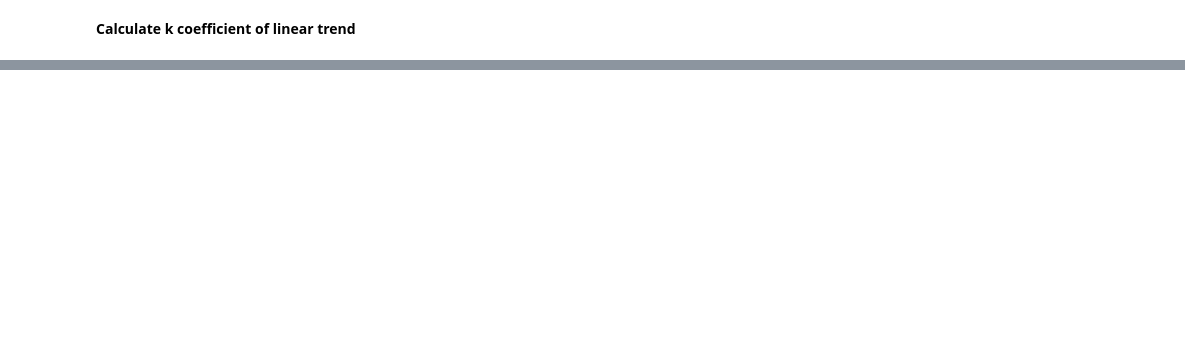
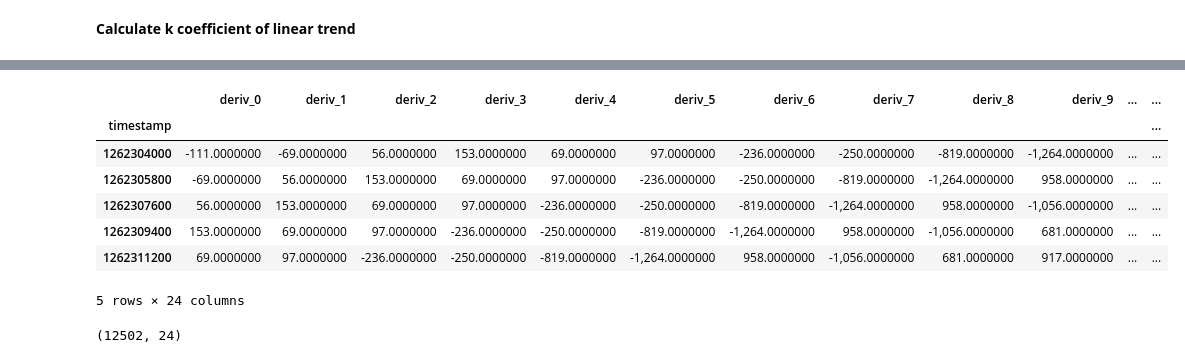
Before and after one commit to denisvivdenko/stock-prices-pattern-recognition, a Jupyter notebook: notebooks/data_preprocessing_for_som_classification.ipynb, the cells around one changed output, grey strips where cells are left out. Drawn from its saved outputs; the diff is of its cells as text; code cells hidden in the pictures; blank space fills up the shorter version.

```diff
--- a/notebooks/data_preprocessing_for_som_classification.ipynb
+++ b/notebooks/data_preprocessing_for_som_classification.ipynb
@@ -252,0 +339,2 @@ calculate_k_coef(first_value, first_timestamp, last_value, last_timestamp)
+# %%
+final_dataset = final_dataset.fillna(0)
@@ -252,0 +361,21 @@ calculate_k_coef(first_value, first_timestamp, last_value, last_timestamp)
+# %%
+index = final_dataset.timestamp
+final_dataset = final_dataset.drop('timestamp', axis=1)
+final_dataset.index = index
+# %%
+final_dataset.head()
+# %% [output]
+|  | deriv_0 | deriv_1 | deriv_2 | deriv_3 | deriv_4 | deriv_5 | deriv_6 | deriv_7 | deriv_8 | deriv_9 | ... | ... |
+| timestamp |  |  |  |  |  |  |  |  |  |  |  | ... |
+| 1262304000 | -111.0000000 | -69.0000000 | 56.0000000 | 153.0000000 | 69.0000000 | 97.0000000 | -236.0000000 | -250.0000000 | -819.0000000 | -1,264.0000000 | ... | ... |
+| 1262305800 | -69.0000000 | 56.0000000 | 153.0000000 | 69.0000000 | 97.0000000 | -236.0000000 | -250.0000000 | -819.0000000 | -1,264.0000000 | 958.0000000 | ... | ... |
+| 1262307600 | 56.0000000 | 153.0000000 | 69.0000000 | 97.0000000 | -236.0000000 | -250.0000000 | -819.0000000 | -1,264.0000000 | 958.0000000 | -1,056.0000000 | ... | ... |
+| 1262309400 | 153.0000000 | 69.0000000 | 97.0000000 | -236.0000000 | -250.0000000 | -819.0000000 | -1,264.0000000 | 958.0000000 | -1,056.0000000 | 681.0000000 | ... | ... |
+| 1262311200 | 69.0000000 | 97.0000000 | -236.0000000 | -250.0000000 | -819.0000000 | -1,264.0000000 | 958.0000000 | -1,056.0000000 | 681.0000000 | 917.0000000 | ... | ... |
+5 rows × 24 columns
+# %%
+normalizer = Normalizer()
+normalizer = normalizer.fit(final_dataset)
+normalizer.transform(final_dataset).shape
+# %% [output]
+(12502, 24)
```
Also changed, not shown: parts of 21 cells of this notebook, 1 other file.
